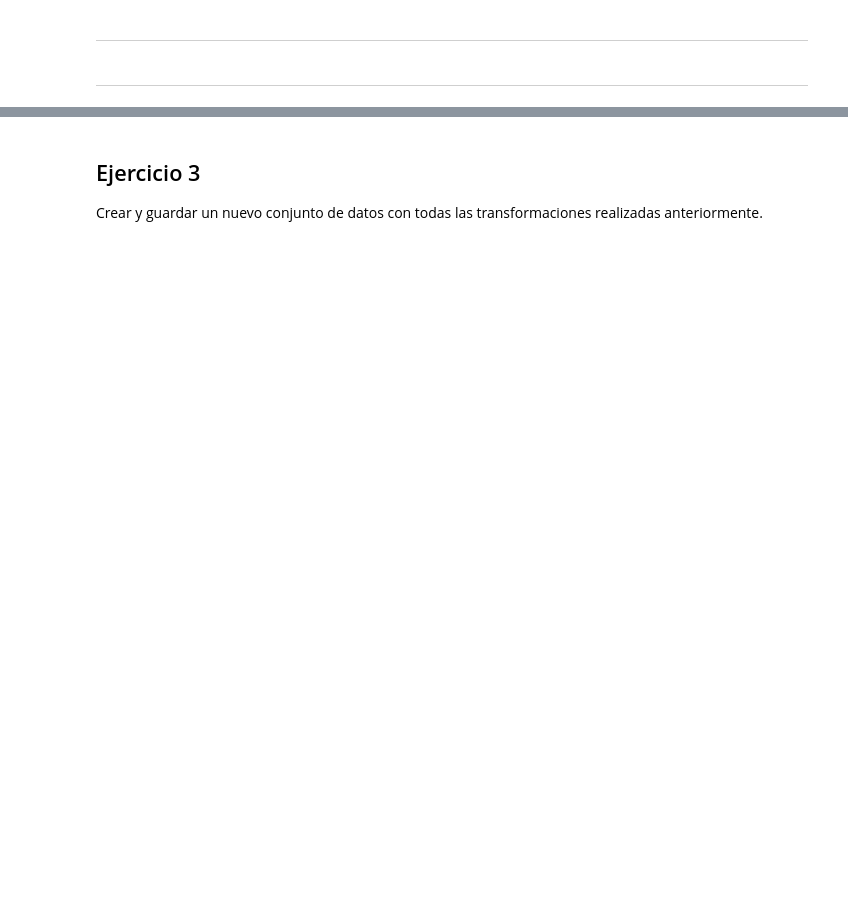
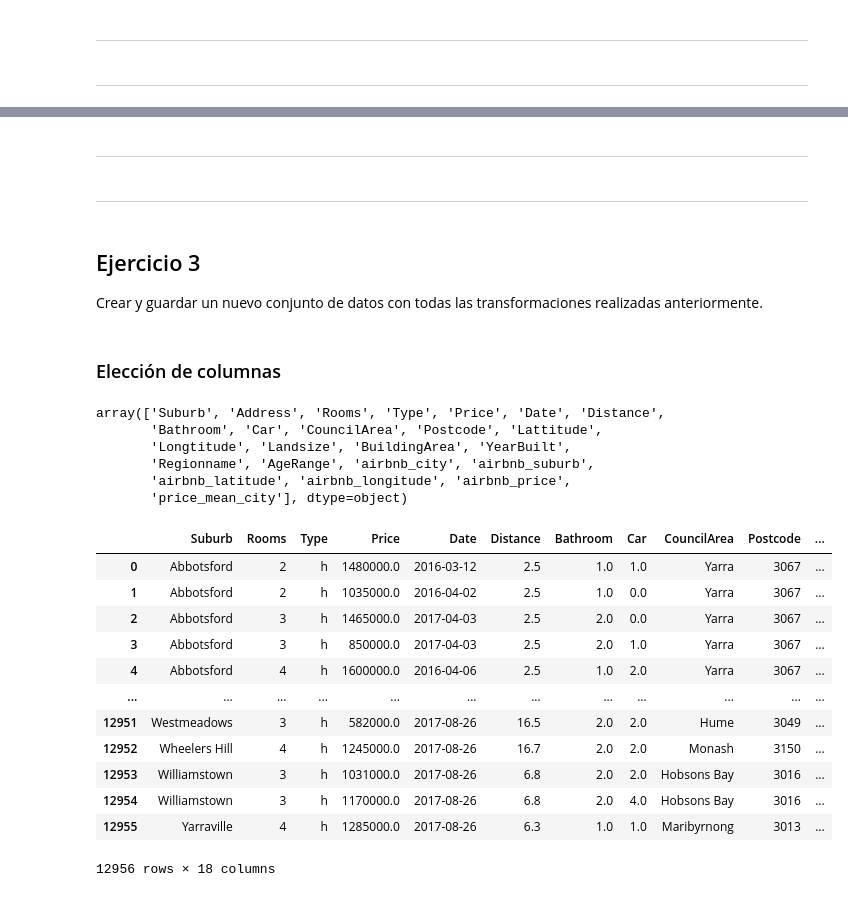
Before and after one commit to JIBarrionuevoGaltier/DiploDatos2021_Grupo_4, a Jupyter notebook: 02_EyCD/Entregable_Parte_1.ipynb, the cells around one changed output, grey strips where cells are left out. Cells and saved outputs as stored; diff of their text form; code cells hidden in the pictures; blank space fills up the shorter version.

Commit message:
Finaliza el Entregable 1

```diff
--- a/02_EyCD/Entregable_Parte_1.ipynb
+++ b/02_EyCD/Entregable_Parte_1.ipynb
@@ -1408,0 +1595,5 @@ Tras realizar la imputación sobre el campo **CouncilArea**, podemos observar qu
+# %%
+airbnb_df_price_city = airbnb_df_2.groupby(by=['city']) \
+                            .agg(price_mean_city = ('price','mean')).reset_index()
+airbnb_df_price_city.price_mean_city = airbnb_df_price_city.price_mean_city.round(2)
+airbnb_df_price_city.head()
@@ -1408,0 +1609,3 @@ Tras realizar la imputación sobre el campo **CouncilArea**, podemos observar qu
+# %%
+melb_df_final = melb_df_exp.merge(airbnb_df_price_city, how='left', left_on='CouncilArea', right_on='city').drop(columns=['city'])
+melb_df_final.isna().sum()
@@ -1408,0 +1670,3 @@ Tras realizar la imputación sobre el campo **CouncilArea**, podemos observar qu
+# %%
+melb_df_final.price_mean_city = melb_df_final.price_mean_city.fillna(melb_df_final.price_mean_city.mean())
+melb_df_final.isna().sum()
@@ -1409,4 +1691,38 @@ Tras realizar la imputación sobre el campo **CouncilArea**, podemos observar qu
+# %% [markdown]
+---
+# %% [markdown]
+---
 # %% [markdown]
 ## Ejercicio 3
 
 Crear y guardar un nuevo conjunto de datos con todas las transformaciones realizadas anteriormente.
+# %% [markdown]
+### Elección de columnas
+# %%
+melb_df_final.columns.values
+# %% [output]
+array(['Suburb', 'Address', 'Rooms', 'Type', 'Price', 'Date', 'Distance',
+       'Bathroom', 'Car', 'CouncilArea', 'Postcode', 'Lattitude',
+       'Longtitude', 'Landsize', 'BuildingArea', 'YearBuilt',
+       'Regionname', 'AgeRange', 'airbnb_city', 'airbnb_suburb',
+       'airbnb_latitude', 'airbnb_longitude', 'airbnb_price',
+       'price_mean_city'], dtype=object)
+# %%
+relevant_columns_final = ['Suburb', 'Rooms', 'Type', 'Price', 'Date', 'Distance', 'Bathroom', 'Car', 'CouncilArea', 'Postcode', 'Lattitude',
+       'Longtitude', 'Landsize', 'BuildingArea', 'YearBuilt', 'Regionname', 'AgeRange', 'price_mean_city']
+# %%
+melb_df_final[relevant_columns_final]
+# %% [output]
+|  | Suburb | Rooms | Type | Price | Date | Distance | Bathroom | Car | CouncilArea | Postcode | ... |
+| 0 | Abbotsford | 2 | h | 1480000.0 | 2016-03-12 | 2.5 | 1.0 | 1.0 | Yarra | 3067 | ... |
+| 1 | Abbotsford | 2 | h | 1035000.0 | 2016-04-02 | 2.5 | 1.0 | 0.0 | Yarra | 3067 | ... |
+| 2 | Abbotsford | 3 | h | 1465000.0 | 2017-04-03 | 2.5 | 2.0 | 0.0 | Yarra | 3067 | ... |
+| 3 | Abbotsford | 3 | h | 850000.0 | 2017-04-03 | 2.5 | 2.0 | 1.0 | Yarra | 3067 | ... |
+| 4 | Abbotsford | 4 | h | 1600000.0 | 2016-04-06 | 2.5 | 1.0 | 2.0 | Yarra | 3067 | ... |
+| ... | ... | ... | ... | ... | ... | ... | ... | ... | ... | ... | ... |
+| 12951 | Westmeadows | 3 | h | 582000.0 | 2017-08-26 | 16.5 | 2.0 | 2.0 | Hume | 3049 | ... |
+| 12952 | Wheelers Hill | 4 | h | 1245000.0 | 2017-08-26 | 16.7 | 2.0 | 2.0 | Monash | 3150 | ... |
+| 12953 | Williamstown | 3 | h | 1031000.0 | 2017-08-26 | 6.8 | 2.0 | 2.0 | Hobsons Bay | 3016 | ... |
+| 12954 | Williamstown | 3 | h | 1170000.0 | 2017-08-26 | 6.8 | 2.0 | 4.0 | Hobsons Bay | 3016 | ... |
+| 12955 | Yarraville | 4 | h | 1285000.0 | 2017-08-26 | 6.3 | 1.0 | 1.0 | Maribyrnong | 3013 | ... |
+12956 rows × 18 columns
```
Also changed, not shown: parts of 66 cells of this notebook, 1 other file.
